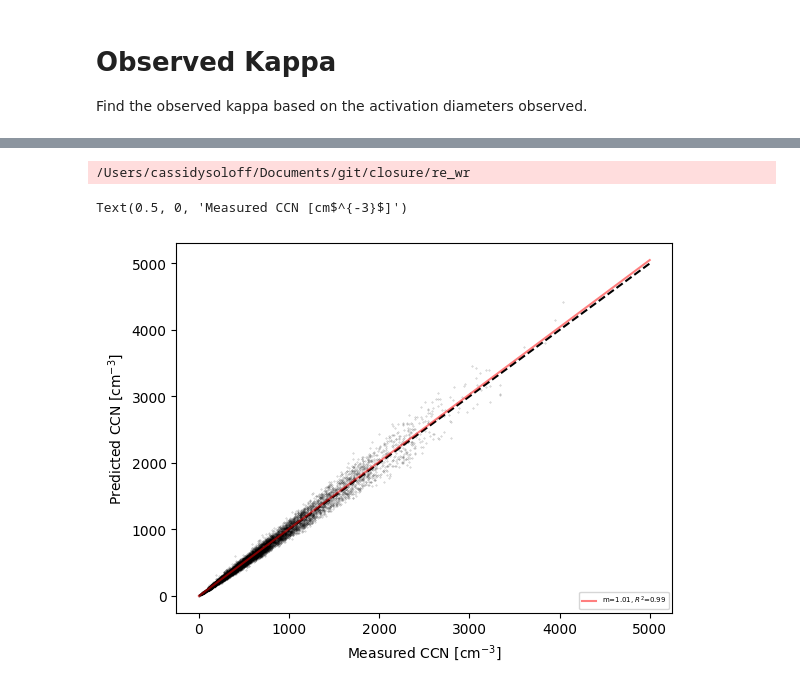
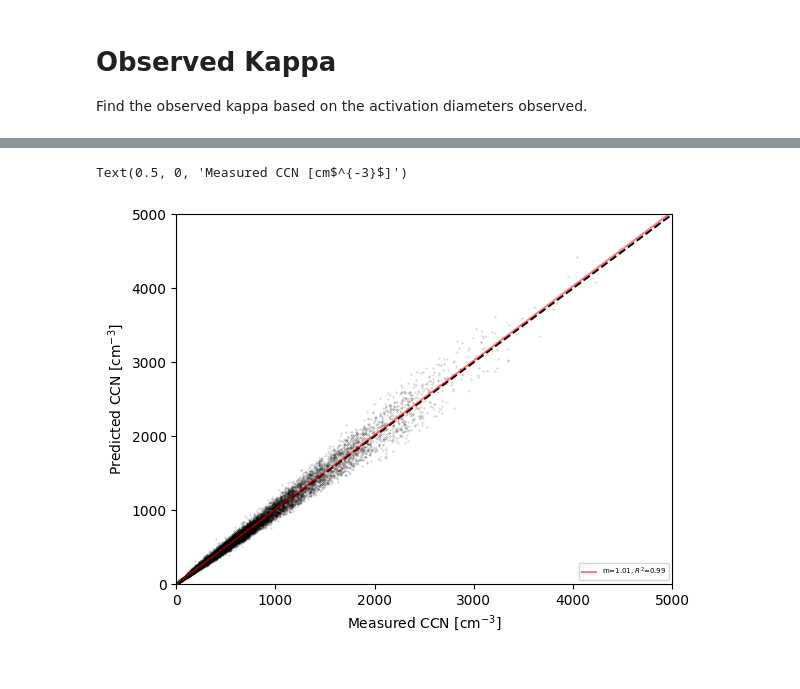
Before and after one commit to csoloff/ACTIVATE_CCN_closure, a Jupyter notebook: scripts/02_find_obs_kappa.ipynb, the cells around one changed output, grey strips where cells are left out. Saved outputs shown, nothing was run; the diff lists cells and outputs as text; code cells hidden in the pictures.

```diff
--- a/scripts/02_find_obs_kappa.ipynb
+++ b/scripts/02_find_obs_kappa.ipynb
@@ -11,9 +11,10 @@ from tqdm import tqdm
 from joblib import Parallel, delayed
 from scipy.stats import linregress
 # %%
-d = pd.read_csv('../merged_smps.csv')
+d = pd.read_csv('../tables/merged.csv')
+d['ams_tot'] = d.loc[:,['Org_Ave_IsoK_STP', 'SO4_Ave_IsoK_STP', 'NO3_Ave_IsoK_STP', 'NH4_Ave_IsoK_STP', 'Chl_Ave_IsoK_STP']].sum(axis=1)
 merged = d
-merged = merged[np.logical_not((merged['Ice_Flag_2DS']==1) | (merged['ED-liquid_2DS']>=60E-6) | (merged['LWC_FCDP']>0.005))]
+merged = merged[np.logical_not((merged['Ice_Flag_2DS']==1) | (merged['ED-liquid_2DS']>=60E-6) | (merged['LWC_FCDP']>0.005) | merged['ams_tot'] < 0.04)]
 d = merged.reset_index(drop=True)
 # %%
 d['D_a'] = np.nan
@@ -132,3 +69,0 @@ plt.savefig('../figures/k_obs_hist.png', dpi=300)
-# %%
-d['ams_tot'] = d.loc[:,['Org_Ave_IsoK_STP', 'SO4_Ave_IsoK_STP', 'NO3_Ave_IsoK_STP',
-       'NH4_Ave_IsoK_STP', 'Chl_Ave_IsoK_STP']].sum(axis=1)
@@ -140,19 +69,0 @@ Name: CCN_SS, dtype: float64
-# %%
-d['Omf'] = d['Org_Ave_IsoK_STP']/d['ams_tot']
-d['Smf'] = d['SO4_Ave_IsoK_STP']/d['ams_tot']
-
-min_o = np.array([0,.2,.4,.6,.8])
-max_o = np.array([.2,.4,.6,.8,1])
-s_labels = ['0.1', '0.3', '0.5', '0.7', '0.9']
-#s_labels = (min_o + max_o) / 2
-
-Ks = []
-for i in range(0,len(min_o)):
-
-    Ks.append(d['k_obs'][(d['Omf'] < max_o[i]) & (d['Omf'] >= min_o[i]) & (d['CCN_SS'] == 0.37)].dropna())
-
-plt.boxplot(Ks, labels=s_labels,showfliers=False)
-#plt.scatter(d['Omf'], d['k_obs'], s=.5, alpha=.2)
-#plt.xlim([0,1])
-#plt.ylim([0,.05])
-plt.show()
@@ -163,10 +72,8 @@ sub_m = d.copy().reset_index()
 sub_m['D_c'] = np.nan
 for i in tqdm(range(0,len(sub_m))):
     row = sub_m.iloc[i]
-    #sub_m.loc[i, 'D_c'] = Dc_calculator(row['k'], row['CCN_SS'])
-    sub_m.loc[i, 'D_c'] = find_d_act(row['CCN_SS'], row['k_obs'])
+    if np.isfinite(row['k_obs']):
+        sub_m.loc[i, 'D_c'] = find_d_act(row['CCN_SS'], row['k_obs'])
-# %% [output]
-/Users/cassidysoloff/Documents/git/closure/re_wr
 # %%
 sub_m2 = sub_m.copy()
 sub_m2['CCN_n_pred'] = np.nan
@@ -198,25 +105,21 @@ for i in tqdm(range(0, len(sub_m2))):
     #bin_pres_frac.append(count/(bl_length-j))
 sub_m2_og = sub_m2.copy()
 # %%
-merged = sub_m2_og[sub_m2_og['ams_tot']>0.4]
-merged = merged[np.logical_not((merged['Ice_Flag_2DS']==1) | (merged['ED-liquid_2DS']>=60E-6) | (merged['LWC_FCDP']>0.005))]
-merged = merged[merged['ams_tot']>0.4]
-merged = merged[merged['k_obs']>0.02]
-#merged = merged[merged['N_CCN_stdPT']>100]
-#merged = merged[merged['CCN_n_pred']/merged['N_CCN_stdPT']<2]
-
+merged = sub_m2_og
 plt.scatter(merged['N_CCN_stdPT'], merged['CCN_n_pred'], s=.1, c='black', alpha=.3)
 plt.plot([0,5000], [0,5000], c='black', ls='--')
+plt.xlim([0,5000])
+plt.ylim([0,5000])
 md = merged[['N_CCN_stdPT', 'CCN_n_pred']].dropna()
 slope, intercept, r_value, p_value, std_err = linregress(md['N_CCN_stdPT'], md['CCN_n_pred'])
 # Calculate the line of best fit
 fit_line = slope * np.linspace(0, 5000) + intercept
 plt.plot(np.linspace(0, 5000), fit_line, c='r', label=f'm={slope:.2f}, $R^2$={r_value**2:.2f}', alpha=.5)
 plt.legend(fontsize=5, loc='lower right')
 
 
 plt.ylabel('Predicted CCN [cm$^{-3}$]')
 plt.xlabel('Measured CCN [cm$^{-3}$]')
 # %% [output]
 Text(0.5, 0, 'Measured CCN [cm$^{-3}$]')
-[figure, old version]
+[figure, new version]
```
Also changed, not shown: parts of 14 cells of this notebook, 2 other files.
